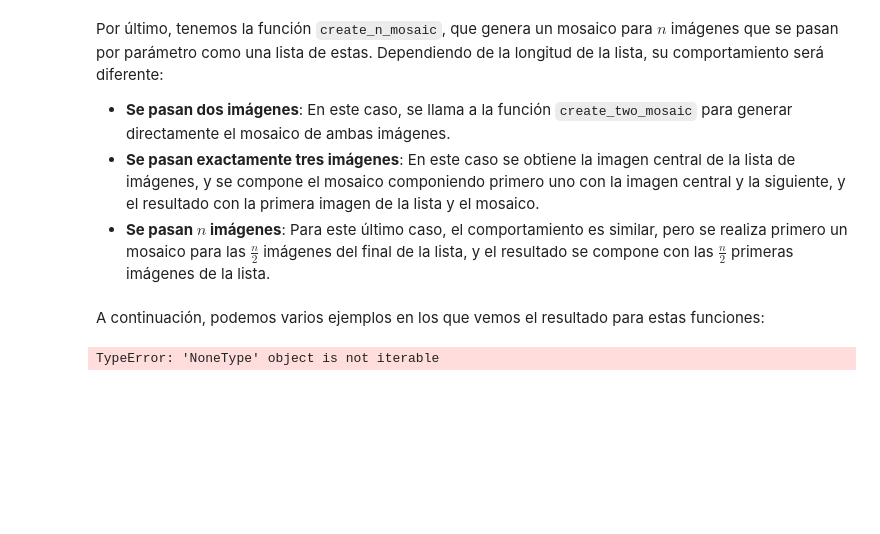
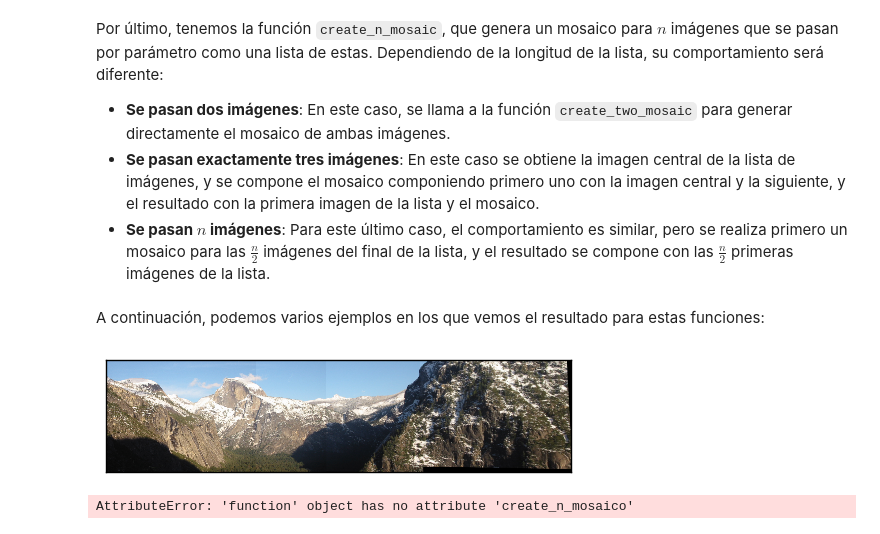
Before and after one commit to BraulioV/Computer-Vision, a Jupyter notebook: Practica2/Detección_de_puntos_relevantes_y_Construcción_de_panoramas.ipynb, the cells around one changed output. Drawn from its saved outputs; the diff is of its cells as text; code cells hidden in the pictures; blank space fills up the shorter version.

````diff
--- a/Practica2/Detección_de_puntos_relevantes_y_Construcción_de_panoramas.ipynb
+++ b/Practica2/Detección_de_puntos_relevantes_y_Construcción_de_panoramas.ipynb
@@ -414,11 +446,14 @@
 def get_homography(img1, img2, n):
     # Obtenemos los puntos clave y descriptores de cada imagen,
     # junto con las correspondencias entre ambas imágenes.
-    kp_dsp1, kp_dsp2, matches = AKAZE_descriptor_matcher(img1, img2, show_matches=False)
+    kp_dsp1, kp_dsp2, matches = AKAZE_descriptor_matcher(
+        img1, img2, show_matches=False)
     # Tras esto, obtenemos las coordenadas de los puntos
     # claves de ambas imágenes.
-    src_points = np.float32([kp_dsp2[0][point.trainIdx].pt for point in matches][0:n]).reshape(-1, 1, 2)
-    dest_points = np.float32([kp_dsp1[0][point.queryIdx].pt for point in matches][0:n]).reshape(-1, 1, 2)
+    src_points = \
+        np.float32([kp_dsp2[0][point.trainIdx].pt for point in matches][0:n]).reshape(-1, 1, 2)
+    dest_points = \
+        np.float32([kp_dsp1[0][point.queryIdx].pt for point in matches][0:n]).reshape(-1, 1, 2)
     # Obtenemos la primera homografía y la máscara booleana de puntos buenos
     # que hemos obtenido, para después pasar a "entrenar" o "refinar".
     return cv2.findHomography(src_points,dest_points,cv2.RANSAC,1)
@@ -466,7 +501,7 @@ def create_two_mosaic(img1, img2, n, show = False):
     if show:
         show_img_on_jupyter(canvas)
 
-    #return canvas
+    return canvas
 # %% [markdown]
 Por último, tenemos la función ```create_n_mosaic```, que genera un mosaico para $n$ imágenes que se pasan por parámetro como una lista de estas. Dependiendo de la longitud de la lista, su comportamiento será diferente:
 * __Se pasan dos imágenes__: En este caso, se llama a la función ```create_two_mosaic``` para generar directamente el mosaico de ambas imágenes.
@@ -504,10 +539,19 @@ A continuación, podemos varios ejemplos en los que vemos el resultado para esta
 # %%
 mosaic_yosemite1 = [
         cv2.imread('imagenes/yosemite_full/yosemite1.jpg', flags=cv2.IMREAD_COLOR),
         cv2.imread('imagenes/yosemite_full/yosemite2.jpg', flags=cv2.IMREAD_COLOR),
         cv2.imread('imagenes/yosemite_full/yosemite3.jpg', flags=cv2.IMREAD_COLOR),
         cv2.imread('imagenes/yosemite_full/yosemite4.jpg', flags=cv2.IMREAD_COLOR),
     ]
-create_n_mosaico(mosaic_yosemite1, n = 400)
+mosaic1 = create_n_mosaico(mosaic_yosemite1, n = 400)
 # %% [output]
-TypeError: 'NoneType' object is not iterable
+[figure, added]
+# %%
+mosaic_yosemite2 = [
+        cv2.imread('imagenes/yosemite_full/yosemite5.jpg', flags=cv2.IMREAD_COLOR),
+        cv2.imread('imagenes/yosemite_full/yosemite6.jpg', flags=cv2.IMREAD_COLOR),
+        cv2.imread('imagenes/yosemite_full/yosemite7.jpg', flags=cv2.IMREAD_COLOR),
+    ]
+fx.create_n_mosaico(mosaic_yosemite2, n = 60)
+# %% [output]
+AttributeError: 'function' object has no attribute 'create_n_mosaico'
````
Also changed, not shown: parts of 13 cells of this notebook.
